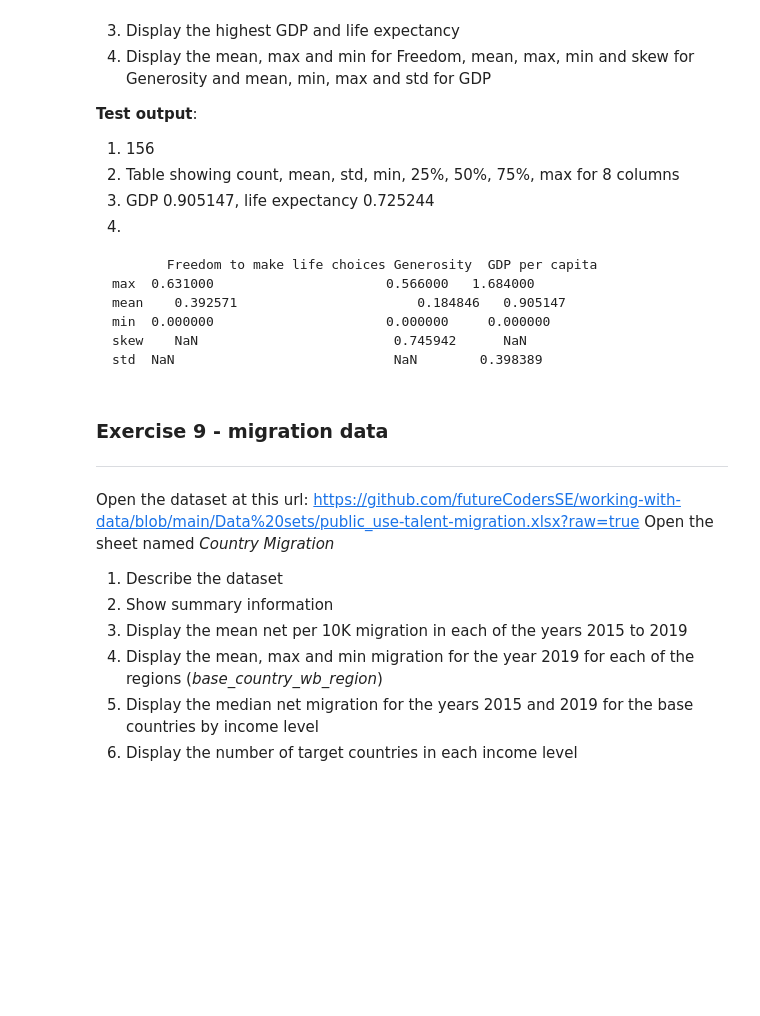
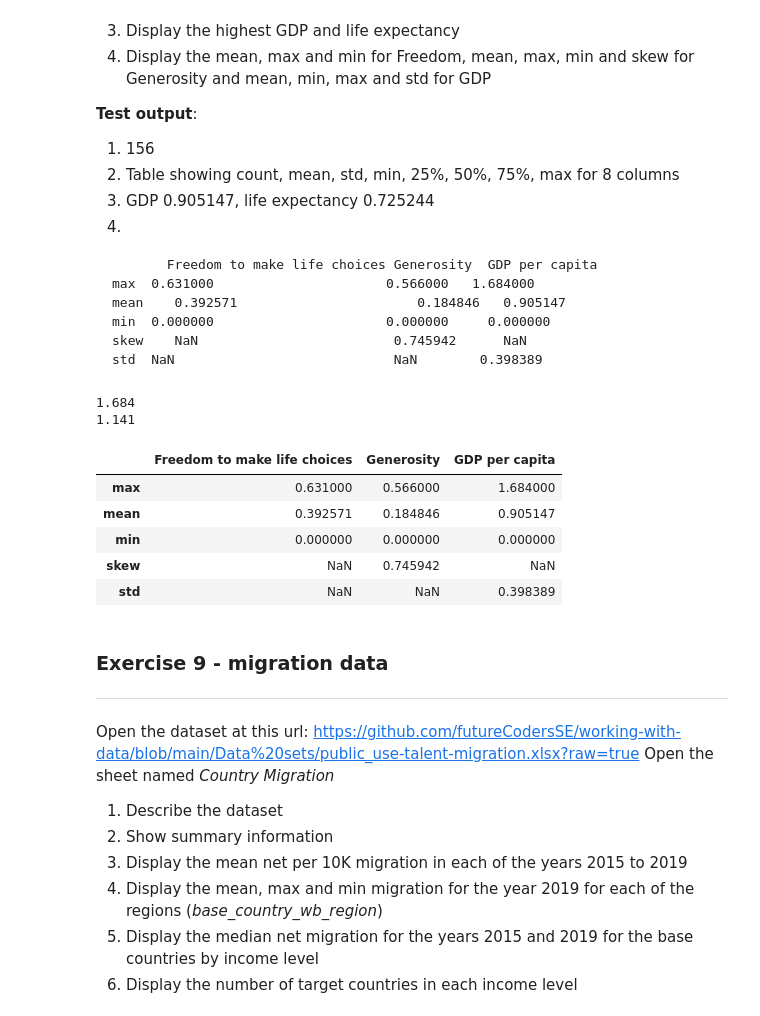
Before and after one commit to Anjelene-antonisamy/Python-Data, a Jupyter notebook: Copy_of_Copy_of_Describing_data.ipynb, the cells around one changed output. Drawn from its saved outputs; the diff is of its cells as text; code cells hidden in the pictures; blank space fills up the shorter version.

````diff
--- a/Copy_of_Copy_of_Describing_data.ipynb
+++ b/Copy_of_Copy_of_Describing_data.ipynb
@@ -353,6 +351,30 @@ min	 0.000000	                   0.000000  	0.000000
 skew	NaN	                        0.745942	  NaN
 std	 NaN	                        NaN	       0.398389
 ```
+# %%
+import pandas as pd
+url="https://github.com/futureCodersSE/working-with-data/blob/main/Happiness-Data/2019.xlsx?raw=true"
+Happiness=pd.read_excel(url)
+Happiness.count()
+Happiness.describe()
+Highest=Happiness["GDP per capita"] .max()
+print(Highest)
+Highest_le=Happiness["Healthy life expectancy"] .max()
+print(Highest_le)
+Happiness.agg(
+            {"Freedom to make life choices" : [("max") , "mean", "min"],
+             "Generosity" : [("max"), "mean" ,"min", "skew"],
+             "GDP per capita":[("max"), "mean", "min" ,"std"]
+                })
+# %% [output]
+1.684
+1.141
+|  | Freedom to make life choices | Generosity | GDP per capita |
+| max | 0.631000 | 0.566000 | 1.684000 |
+| mean | 0.392571 | 0.184846 | 0.905147 |
+| min | 0.000000 | 0.000000 | 0.000000 |
+| skew | NaN | 0.745942 | NaN |
+| std | NaN | NaN | 0.398389 |
 # %% [markdown]
 ### Exercise 9 - migration data
 ---
````
Also changed, not shown: parts of 1 cell of this notebook.
